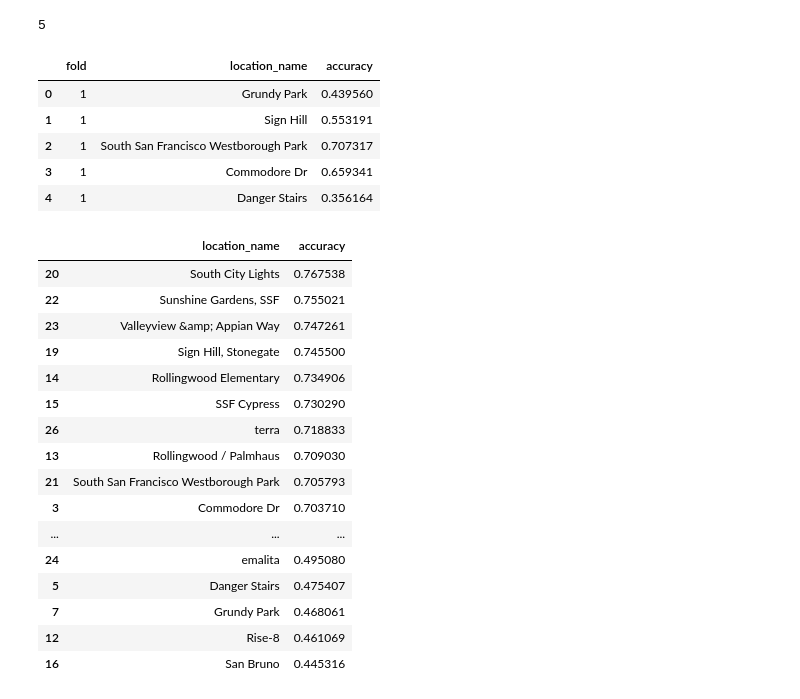
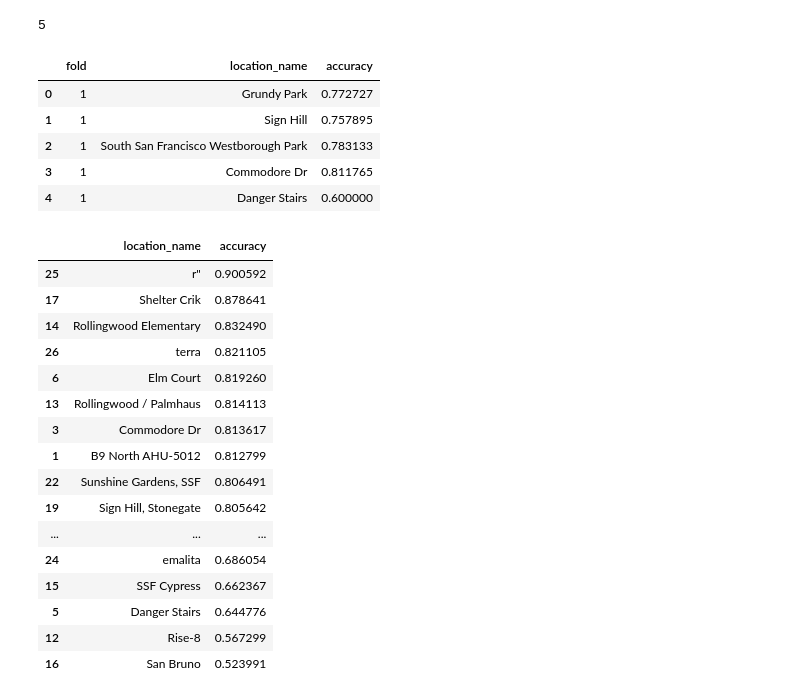
Before and after one commit to macks26/rise-south-city-dashboard, a Jupyter notebook: code/predictability.ipynb, the cells around one changed output. Drawn from its saved outputs; the diff is of its cells as text; code cells hidden in the pictures.

Commit message:
Complete first draft of pred index

```diff
--- a/code/predictability.ipynb
+++ b/code/predictability.ipynb
@@ -931,6 +930,6 @@ edges
 # %%
 # Create final edges for the bins
-final_edges = [(0, 1.50), (1.51, 3.50), (3.51, 5.50), (5.51, 8.50), (8.51, 502.00)]
+final_edges = [(0, 4.50), (4.51, 9.00), (9.01, 35.40), (35.41, 55.40), (55.41, 125.40), (125.41, 225.40), (255.41, 500.00)]
 
 # Create bins for the log pm2_5_24h_mean values and get edges of the bins from final_edges above
 log_bins = np.log1p([x[0] for x in final_edges] + [final_edges[-1][1]])
@@ -1040,6 +1039,6 @@ train_loader = DataLoader(train_dataset, batch_size=64, shuffle=True)
 val_loader = DataLoader(val_dataset, batch_size=64)
 
 # Train the model
-model = AirForecastClassifier(input_dim=1, num_classes=5)
+model = AirForecastClassifier(input_dim=1, num_classes=7)
 trained_model = train_model(model, train_loader, epochs=20)
 # %% [output]
@@ -1103,10 +1102,10 @@ Location Lake X Lassen Dr: Accuracy = 31.33%
 # %%
 # Create k-fold cross-validation sets
-kf = KFold(n_splits=5, shuffle=True, random_state=42)
+skf = StratifiedKFold(n_splits=5, shuffle=True, random_state=42)
 
 # Split the rolling_window_df into k folds
 folds = []
-for train_index, val_index in kf.split(rolling_window_df):
+for train_index, val_index in skf.split(rolling_window_df, rolling_window_df['label']):
     train_set = rolling_window_df.iloc[train_index].reset_index(drop=True)
     val_set = rolling_window_df.iloc[val_index].reset_index(drop=True)
 
@@ -1131,7 +1130,7 @@ for i, (train_set, val_set) in enumerate(folds):
     y_val = val_set['label'].astype(int).values
 
     # Create and train the Decision Tree Classifier
-    clf = RandomForestClassifier(random_state=42, criterion='entropy')
+    clf = xgb.XGBClassifier(random_state=42, eval_metric="mlogloss")
     clf.fit(X_train, y_train)
 
     # Make predictions
@@ -1158,32 +1157,32 @@ monitor_fold_accuracies_df = pd.DataFrame(monitor_fold_accuracies)
 monitor_fold_accuracies_df.head()
 # %% [output]
 |  | fold | location_name | accuracy |
-| 0 | 1 | Grundy Park | 0.439560 |
-| 1 | 1 | Sign Hill | 0.553191 |
-| 2 | 1 | South San Francisco Westborough Park | 0.707317 |
-| 3 | 1 | Commodore Dr | 0.659341 |
-| 4 | 1 | Danger Stairs | 0.356164 |
+| 0 | 1 | Grundy Park | 0.772727 |
+| 1 | 1 | Sign Hill | 0.757895 |
+| 2 | 1 | South San Francisco Westborough Park | 0.783133 |
+| 3 | 1 | Commodore Dr | 0.811765 |
+| 4 | 1 | Danger Stairs | 0.600000 |
 # %%
-average_accuracy_by_fold = monitor_fold_accuracies_df.groupby(['location_name']).agg({'accuracy': 'mean'}).reset_index()
-average_accuracy_by_fold = average_accuracy_by_fold.sort_values(by='accuracy', ascending=False)
+purple_average_accuracy_by_fold = monitor_fold_accuracies_df.groupby(['location_name']).agg({'accuracy': 'mean'}).reset_index()
+purple_average_accuracy_by_fold = purple_average_accuracy_by_fold.sort_values(by='accuracy', ascending=False)
 
-average_accuracy_by_fold
+purple_average_accuracy_by_fold
 # %% [output]
 |  | location_name | accuracy |
-| 20 | South City Lights | 0.767538 |
-| 22 | Sunshine Gardens, SSF | 0.755021 |
-| 23 | Valleyview &amp; Appian Way | 0.747261 |
-| 19 | Sign Hill, Stonegate | 0.745500 |
-| 14 | Rollingwood Elementary | 0.734906 |
-| 15 | SSF Cypress | 0.730290 |
-| 26 | terra | 0.718833 |
-| 13 | Rollingwood / Palmhaus | 0.709030 |
-| 21 | South San Francisco Westborough Park | 0.705793 |
-| 3 | Commodore Dr | 0.703710 |
+| 25 | r" | 0.900592 |
+| 17 | Shelter Crik | 0.878641 |
+| 14 | Rollingwood Elementary | 0.832490 |
+| 26 | terra | 0.821105 |
+| 6 | Elm Court | 0.819260 |
+| 13 | Rollingwood / Palmhaus | 0.814113 |
+| 3 | Commodore Dr | 0.813617 |
+| 1 | B9 North AHU-5012 | 0.812799 |
+| 22 | Sunshine Gardens, SSF | 0.806491 |
+| 19 | Sign Hill, Stonegate | 0.805642 |
 | ... | ... | ... |
-| 24 | emalita | 0.495080 |
-| 5 | Danger Stairs | 0.475407 |
-| 7 | Grundy Park | 0.468061 |
-| 12 | Rise-8 | 0.461069 |
-| 16 | San Bruno | 0.445316 |
+| 24 | emalita | 0.686054 |
+| 15 | SSF Cypress | 0.662367 |
+| 5 | Danger Stairs | 0.644776 |
+| 12 | Rise-8 | 0.567299 |
+| 16 | San Bruno | 0.523991 |
 # %%
```
Also changed, not shown: parts of 44 cells of this notebook, 5 other files.
